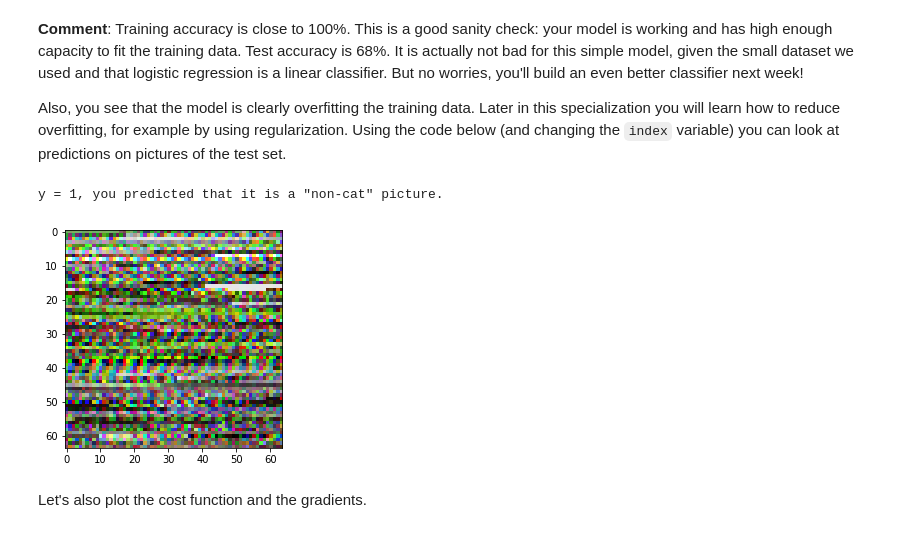
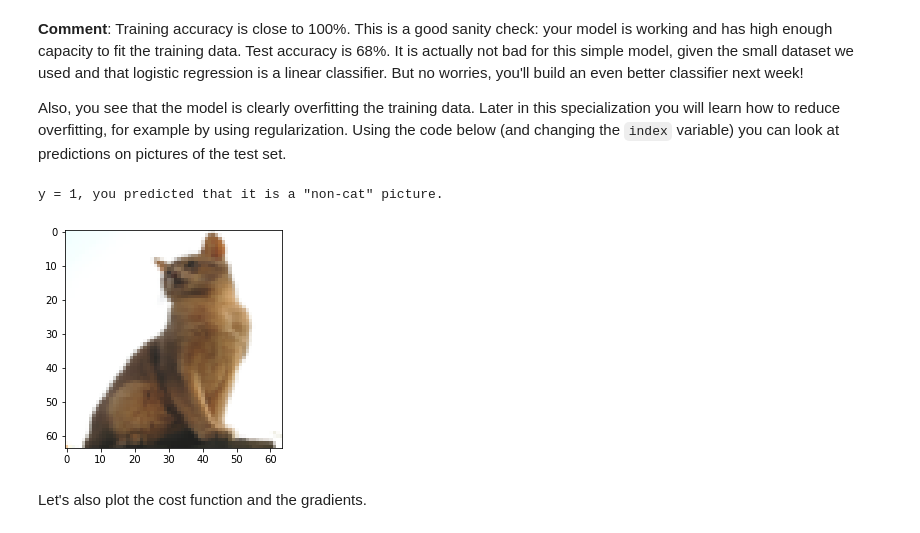
Before and after one commit to mostafa-ja/Deep-Learning-Specialization, a Jupyter notebook: Neural Networks and Deep Learning/Week2/Logistic Regression as a Neural Network/Logistic_Regression_with_a_Neural_Network_mindset_v6a.ipynb, the cells around one changed output. Cells and saved outputs as stored; diff of their text form; code cells hidden in the pictures.

```diff
--- a/Neural Networks and Deep Learning/Week2/Logistic Regression as a Neural Network/Logistic_Regression_with_a_Neural_Network_mindset_v6a.ipynb
+++ b/Neural Networks and Deep Learning/Week2/Logistic Regression as a Neural Network/Logistic_Regression_with_a_Neural_Network_mindset_v6a.ipynb
@@ -82,7 +82,9 @@ Many software bugs in deep learning come from having matrix/vector dimensions th
 Remember that `train_set_x_orig` is a numpy-array of shape (m_train, num_px, num_px, 3). For instance, you can access `m_train` by writing `train_set_x_orig.shape[0]`.
 # %%
 ### START CODE HERE ### (≈ 3 lines of code)
-
+m_train = train_set_x_orig.shape[0]
+m_test = test_set_x_orig.shape[0]
+num_px = train_set_x_orig.shape[1]
 ### END CODE HERE ###
 
 print ("Number of training examples: m_train = " + str(m_train))
@@ -134,7 +136,8 @@ X_flatten = X.reshape(X.shape[0], -1).T      # X.T is the transpose of X
 # Reshape the training and test examples
 
 ### START CODE HERE ### (≈ 2 lines of code)
-
+train_set_x_flatten = train_set_x_orig.reshape(train_set_x_orig.shape[0],-1).T
+test_set_x_flatten = test_set_x_orig.reshape(test_set_x_orig.shape[0],-1).T
 ### END CODE HERE ###
 
 print ("train_set_x_flatten shape: " + str(train_set_x_flatten.shape))
@@ -690,12 +701,12 @@ test accuracy: 34.0 %
 Also, you see that the model is clearly overfitting the training data. Later in this specialization you will learn how to reduce overfitting, for example by using regularization. Using the code below (and changing the `index` variable) you can look at predictions on pictures of the test set.
 # %%
 # Example of a picture that was wrongly classified.
-index = 25
+index = 6
 plt.imshow(test_set_x[:,index].reshape((num_px, num_px, 3)))
-print ("y = " + str(test_set_y[0,index]) + ", you predicted that it is a \"" + classes[d["Y_prediction_test"][0,index]].decode("utf-8") +  "\" picture.")
+print ("y = " + str(test_set_y[0,index]) + ", you predicted that it is a \"" + classes[int(d["Y_prediction_test"][0,index])].decode("utf-8") +  "\" picture.")
 # %% [output]
 y = 1, you predicted that it is a "non-cat" picture.
-[figure, old version]
+[figure, new version]
 # %% [markdown]
 Let's also plot the cost function and the gradients.
 # %%
```
Also changed, not shown: parts of 10 cells of this notebook.
